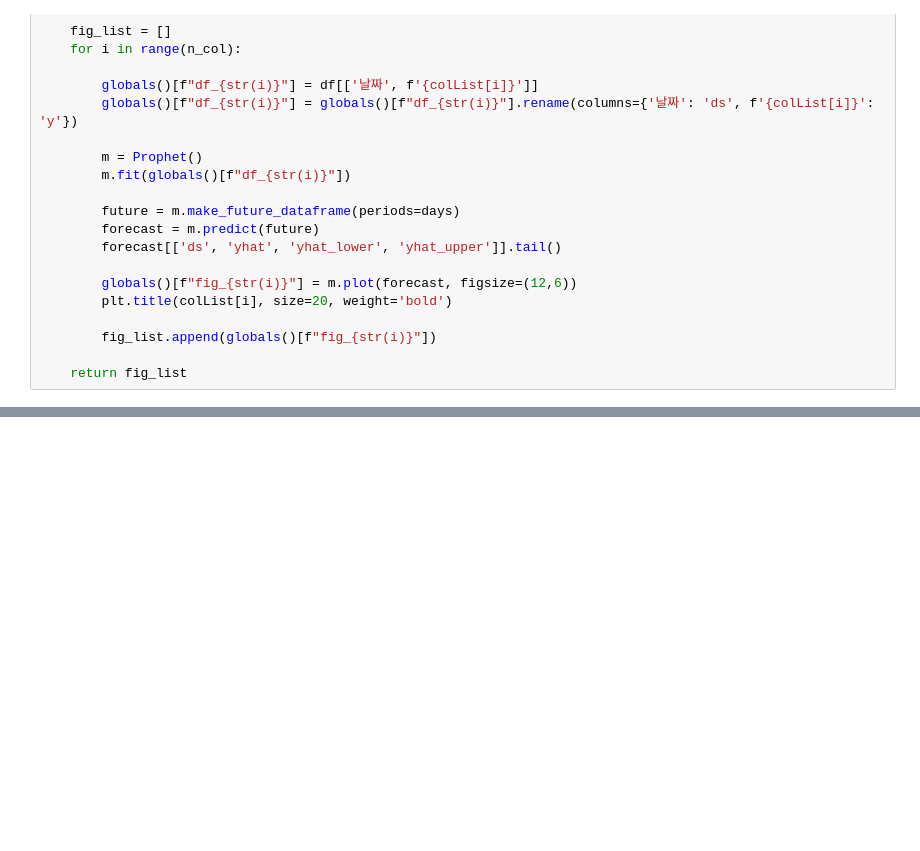
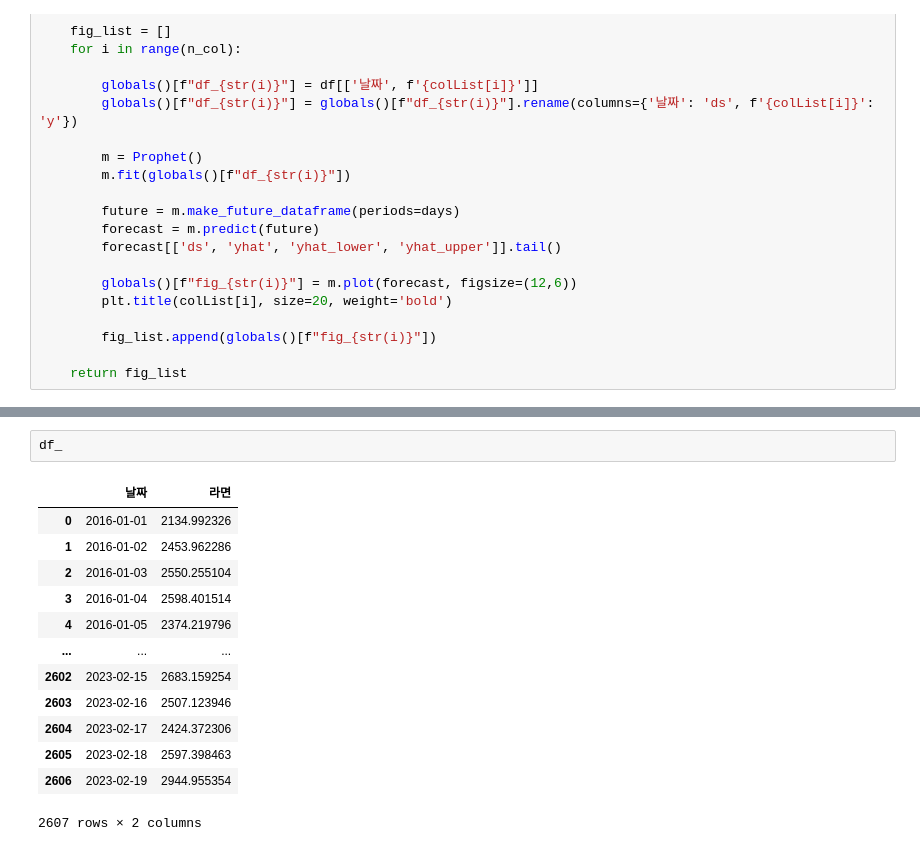
Before and after one commit to LeeKunHa/Anomaly-Detection-Model-for-Food-Terms-Based-on-Naver-Keyword-Search-Volume, a Jupyter notebook: Naver_Search_Amount/visualization.ipynb, the cells around one changed output, grey strips where cells are left out. Cells and saved outputs as stored; diff of their text form; blank space fills up the shorter version.

```diff
--- a/Naver_Search_Amount/visualization.ipynb
+++ b/Naver_Search_Amount/visualization.ipynb
@@ -93,3 +95,19 @@ df_ = df[['날짜',input('검색어를 입력해주세요: ')]]
+# %%
+df_
+# %% [output]
+|  | 날짜 | 라면 |
+| 0 | 2016-01-01 | 2134.992326 |
+| 1 | 2016-01-02 | 2453.962286 |
+| 2 | 2016-01-03 | 2550.255104 |
+| 3 | 2016-01-04 | 2598.401514 |
+| 4 | 2016-01-05 | 2374.219796 |
+| ... | ... | ... |
+| 2602 | 2023-02-15 | 2683.159254 |
+| 2603 | 2023-02-16 | 2507.123946 |
+| 2604 | 2023-02-17 | 2424.372306 |
+| 2605 | 2023-02-18 | 2597.398463 |
+| 2606 | 2023-02-19 | 2944.955354 |
+2607 rows × 2 columns
 # %%
 fig_1 = plot_monthly_trend(df_)
 # %% [output]
```
Also changed, not shown: parts of 4 cells of this notebook, 11 other files.
